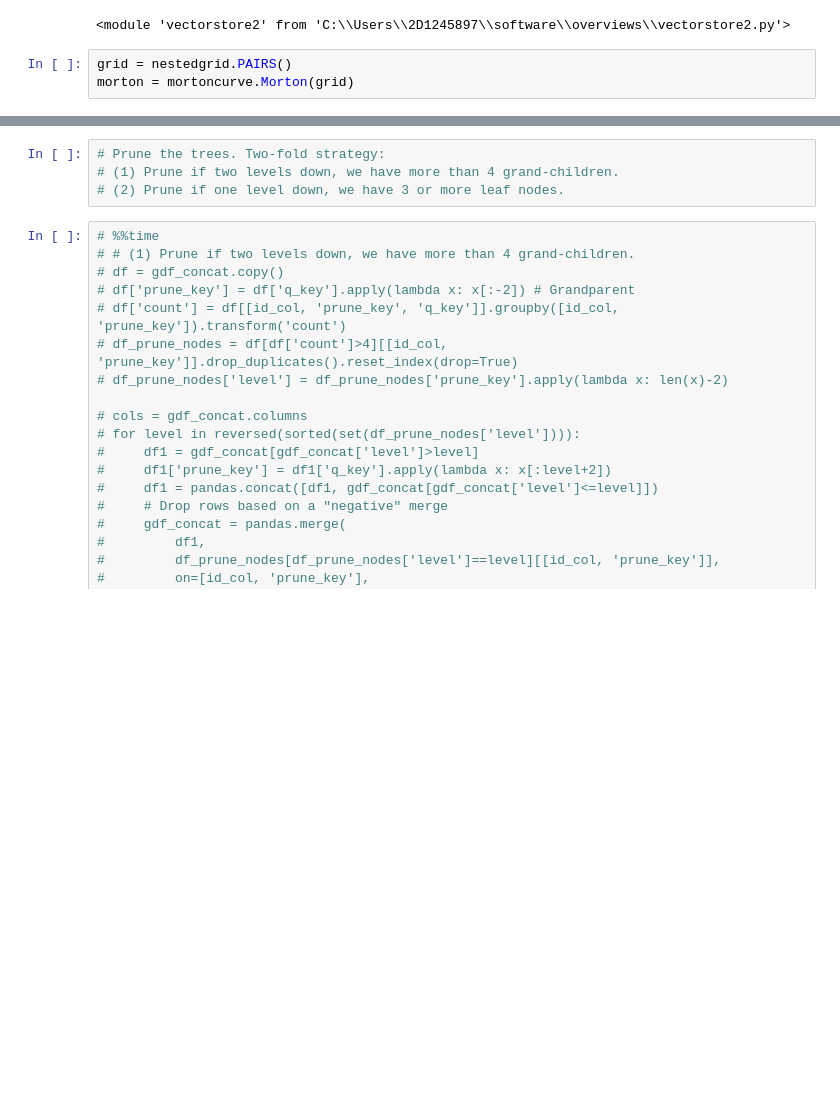
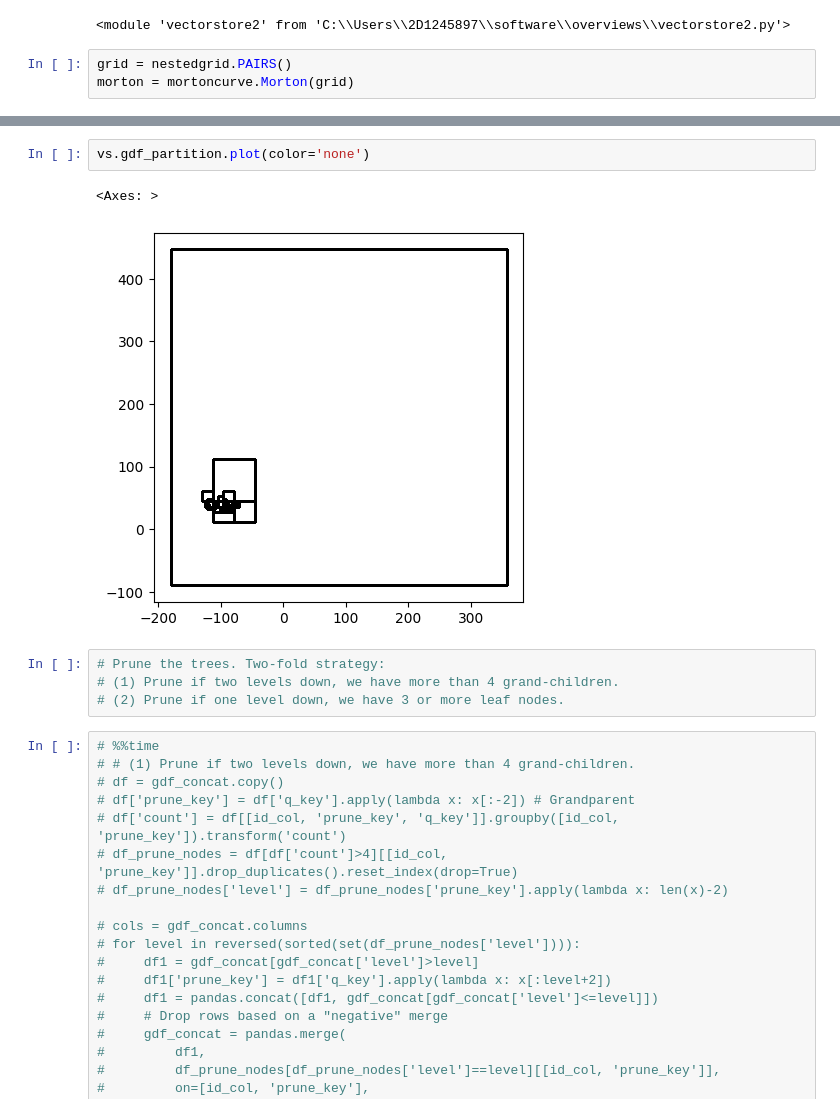
Before and after one commit to IBM/tensorlakehouse, a Jupyter notebook: examples/upload_vectorstore.ipynb, the cells around one changed output, grey strips where cells are left out. Saved outputs shown, nothing was run; the diff lists cells and outputs as text; blank space fills up the shorter version.

```diff
--- a/examples/upload_vectorstore.ipynb
+++ b/examples/upload_vectorstore.ipynb
@@ -193,3 +248,8 @@ assert set(vs.gdf_concat[id_col])==set(gdf[id_col])
+# %%
+vs.gdf_partition.plot(color='none')
+# %% [output]
+<Axes: >
+[figure, added]
 # %%
 # Prune the trees. Two-fold strategy:
 # (1) Prune if two levels down, we have more than 4 grand-children.
```
Also changed, not shown: parts of 13 cells of this notebook, 1 other file.
